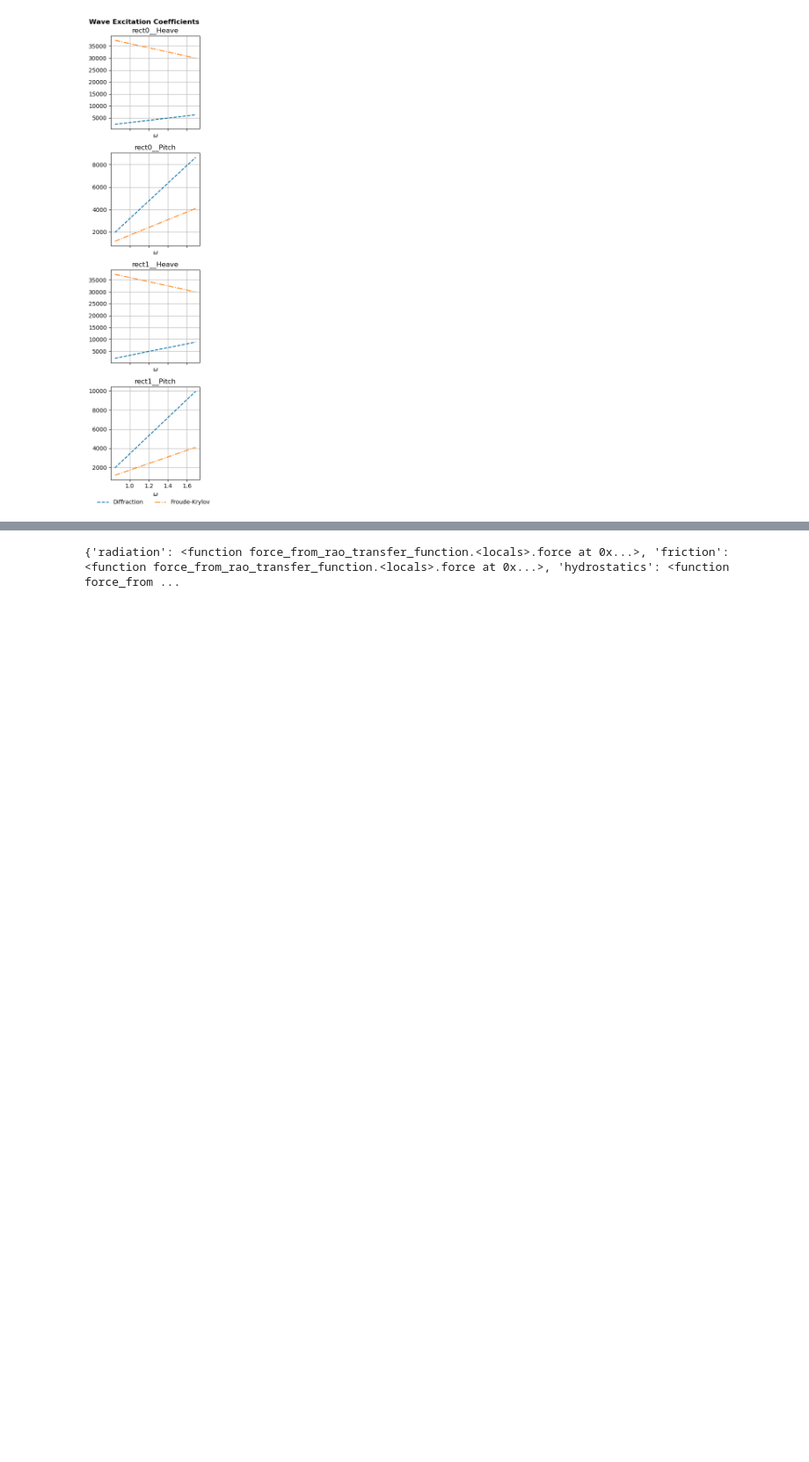
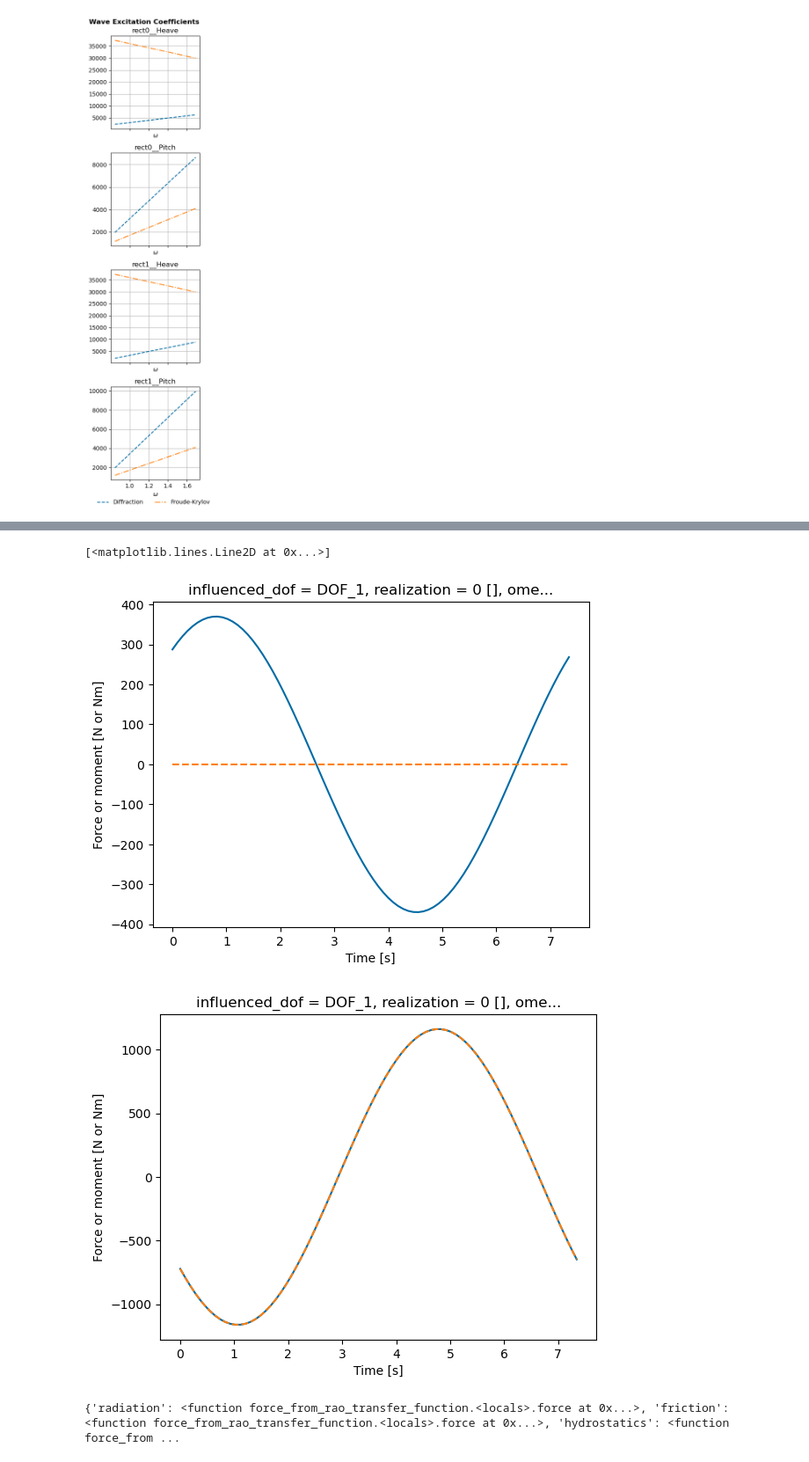
Before and after one commit to jtgrasb/WecOptTool, a Jupyter notebook: examples/attenuatorParallelAxis2Bod.ipynb, the cells around one changed output, grey strips where cells are left out. Shown at 88% size. Cells and saved outputs as stored; diff of their text form; code cells hidden in the pictures; blank space fills up the shorter version.

```diff
--- a/examples/attenuatorParallelAxis2Bod.ipynb
+++ b/examples/attenuatorParallelAxis2Bod.ipynb
@@ -75,10 +75,10 @@ for nBod in range(numBodies):
         rect[nBod].rotation_center = rect[nBod].center_of_mass
         rect[nBod].add_translation_dof(name="Heave")
         rect[nBod].add_rotation_dof(name="Pitch")
-        #rect[nBod].add_translation_dof(name="Surge")
+        # rect[nBod].add_translation_dof(name="Surge")
 
-        rect[nBod].inertia_matrix = rect[nBod].compute_rigid_body_inertia()
-        rect[nBod].hydrostatic_stiffness = rect[nBod].immersed_part().compute_hydrostatic_stiffness()
+        rect[nBod].inertia_matrix = rect[nBod].compute_rigid_body_inertia(rho=1025)
+        rect[nBod].hydrostatic_stiffness = rect[nBod].immersed_part().compute_hydrostatic_stiffness(rho=1025)
 
         #print(rect[nBod].inertia_matrix)
         #print(rect[nBod].hydrostatic_stiffness)
@@ -274,8 +294,8 @@ pto_ndof = 1
 name1 = ["PTO_1"]
 name2 = ["PTO_2"]
 kinematics1 = np.array([[1,0]])
-kinematics2 = np.array([[0,1]])
-#inv_kinematics = np.array([[1,1]])
+kinematics2 = np.array([[-1,1]]) # pto 2 should be relative pitch
+inv_kinematics = np.array([[1,1]])
 
 controller = wot.pto.controller_p
 loss = None
@@ -305,4 +325,4 @@ pto_impedance = np.array([[pto_impedance_11, pto_impedance_12],
                             [pto_impedance_21, pto_impedance_22]])
 
 pto1 = wot.pto.PTO(pto_ndof, kinematics1, controller, pto_impedance, loss, name1[0])
-pto2 = wot.pto.PTO(pto_ndof, kinematics2, controller, pto_impedance, loss, name2[0])
+pto2 = wot.pto.PTO(pto_ndof, kinematics2, controller, pto_impedance, loss, name2[0], inv_kinematics=inv_kinematics)
@@ -558,3 +679,15 @@ pto_tdom2[0]['power'].loc['elec',:,:].plot()
+# %%
+plt.figure()
+wec_tdom[0]['force'].sel(type='PTO_1')[0].plot()
+wec_tdom[0]['force'].sel(type='PTO_1')[1].plot(ls='--')
+
+plt.figure()
+wec_tdom[0]['force'].sel(type='PTO_2')[0].plot()
+wec_tdom[0]['force'].sel(type='PTO_2')[1].plot(ls='--')
+# %% [output]
+[<matplotlib.lines.Line2D at 0x...>]
+[figure, added]
+[figure, added]
 # %%
 # check residual
 resid_dof = 1
```
Also changed, not shown: parts of 11 cells of this notebook, 26 other files.
